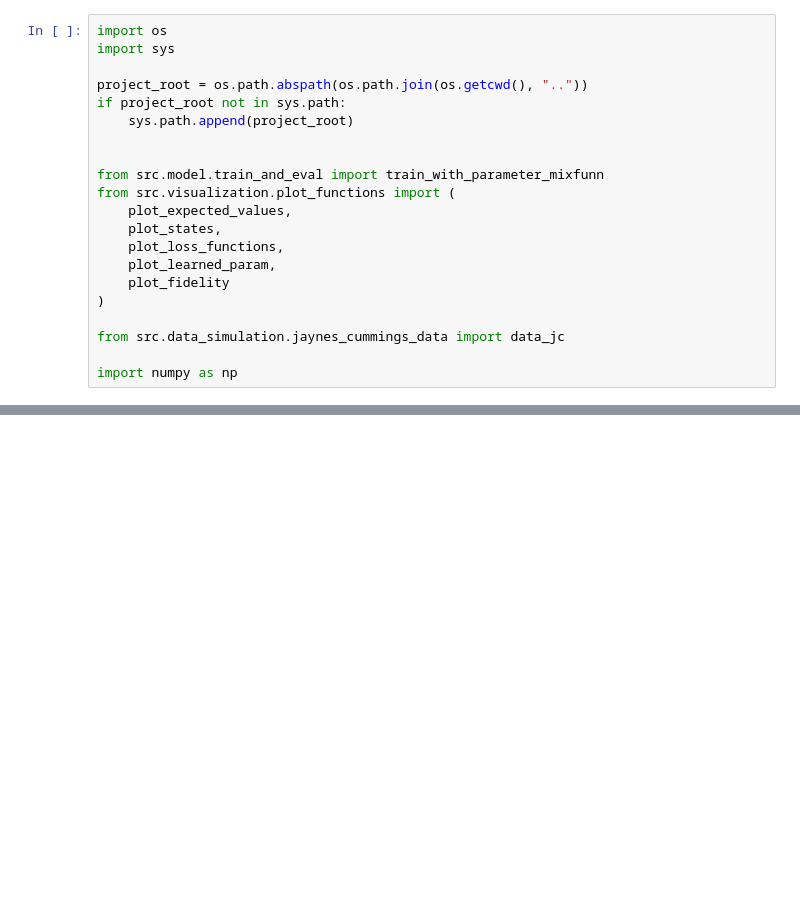
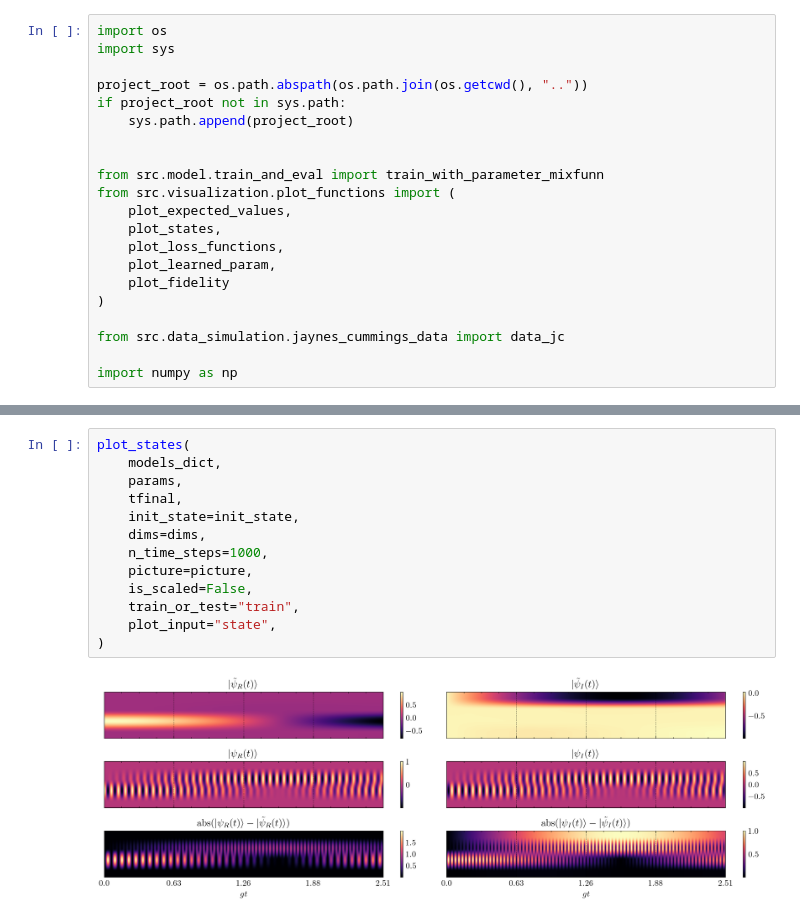
Before and after one commit to rodrigops123/pinn-effective-hamiltonian, a Jupyter notebook: apps/test_mixfun.ipynb, the cells around one changed output, grey strips where cells are left out. Cells and saved outputs as stored; diff of their text form; blank space fills up the shorter version.

```diff
--- a/apps/test_mixfun.ipynb
+++ b/apps/test_mixfun.ipynb
@@ -47,0 +62,15 @@ AttributeError: 'MixFunn' object has no attribute 'param'
+# %%
+plot_states(
+    models_dict,
+    params,
+    tfinal,
+    init_state=init_state,
+    dims=dims,
+    n_time_steps=1000,
+    picture=picture,
+    is_scaled=False,
+    train_or_test="train",
+    plot_input="state",
+)
+# %% [output]
+[figure, added]
```
Also changed, not shown: parts of 6 cells of this notebook, 3 other files.
